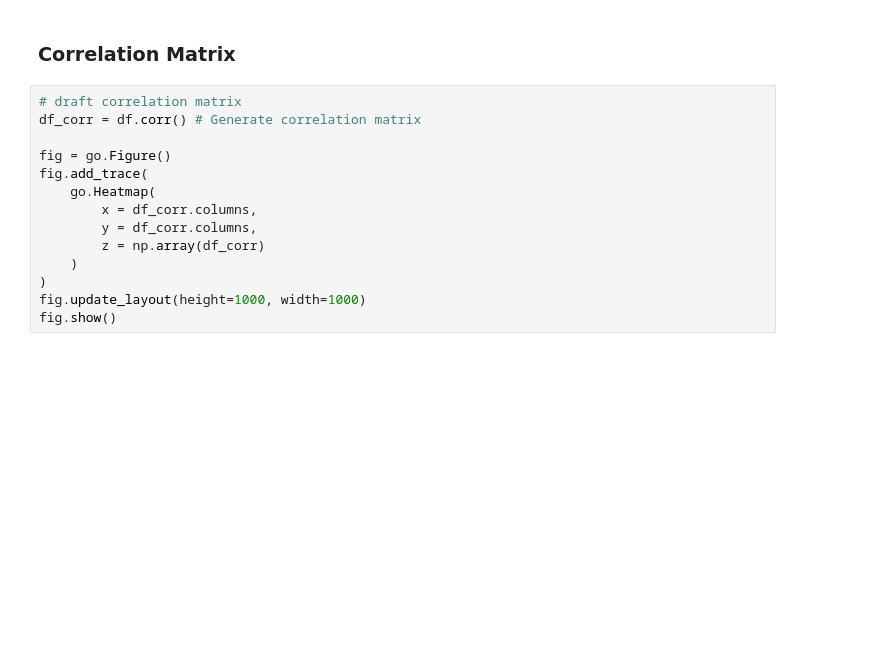
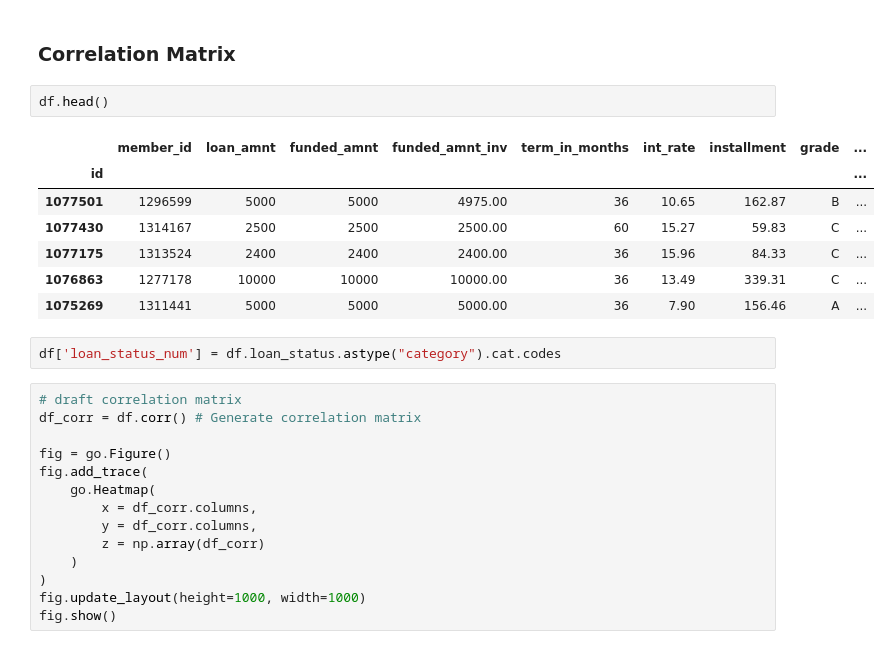
Before and after one commit to justinhtn/Lending-Club-Case-Study, a Jupyter notebook: Group_Facilitator_Name.ipynb, the cells around one changed output. Saved outputs shown, nothing was run; the diff lists cells and outputs as text; blank space fills up the shorter version.

```diff
--- a/Group_Facilitator_Name.ipynb
+++ b/Group_Facilitator_Name.ipynb
@@ -343,6 +343,18 @@ Secondary lessons:
 - Debt to income and interest rate appear to have slightly higher median values for 'Charged Off' accounts compared to 'Fully Paid' accounts.
 # %% [markdown]
 ### Correlation Matrix
+# %%
+df.head()
+# %% [output]
+|  | member_id | loan_amnt | funded_amnt | funded_amnt_inv | term_in_months | int_rate | installment | grade | ... |
+| id |  |  |  |  |  |  |  |  | ... |
+| 1077501 | 1296599 | 5000 | 5000 | 4975.00 | 36 | 10.65 | 162.87 | B | ... |
+| 1077430 | 1314167 | 2500 | 2500 | 2500.00 | 60 | 15.27 | 59.83 | C | ... |
+| 1077175 | 1313524 | 2400 | 2400 | 2400.00 | 36 | 15.96 | 84.33 | C | ... |
+| 1076863 | 1277178 | 10000 | 10000 | 10000.00 | 36 | 13.49 | 339.31 | C | ... |
+| 1075269 | 1311441 | 5000 | 5000 | 5000.00 | 36 | 7.90 | 156.46 | A | ... |
+# %%
+df['loan_status_num'] = df.loan_status.astype("category").cat.codes
 # %%
 # draft correlation matrix
 df_corr = df.corr() # Generate correlation matrix
```
Also changed, not shown: parts of 1 cell of this notebook.
